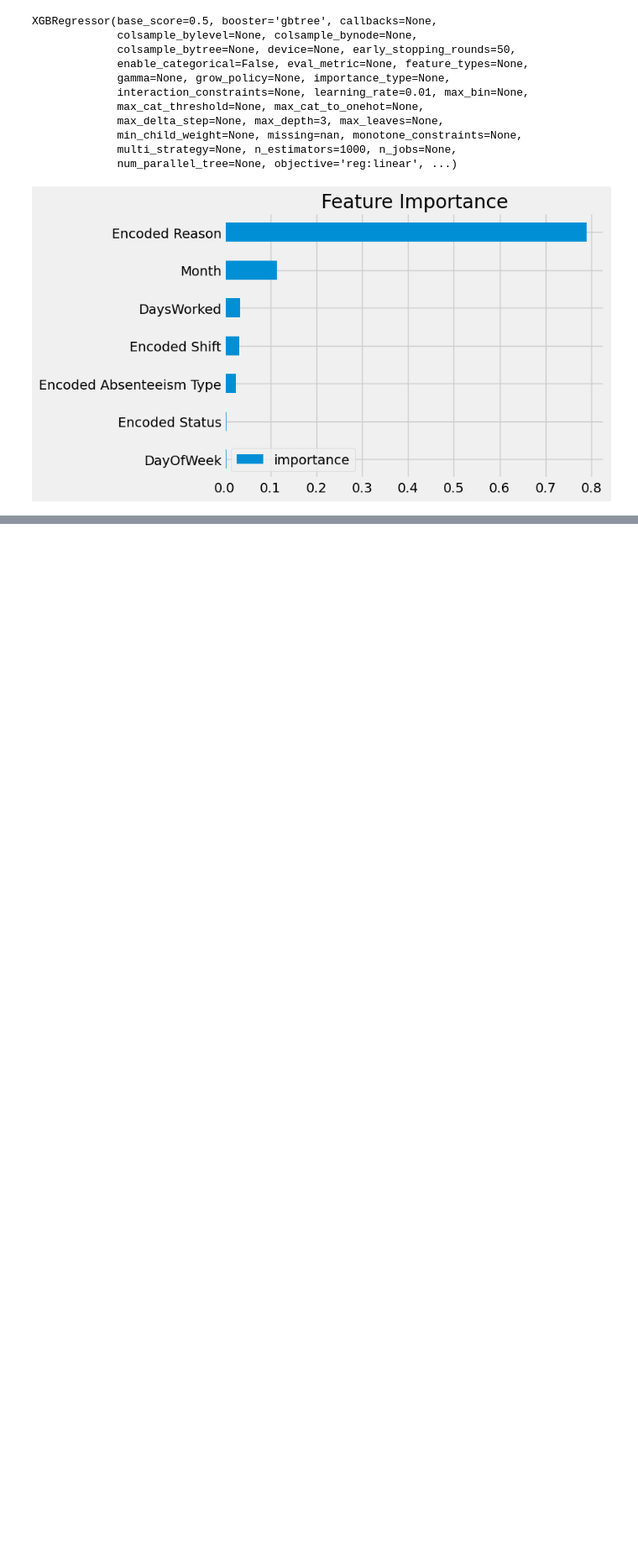
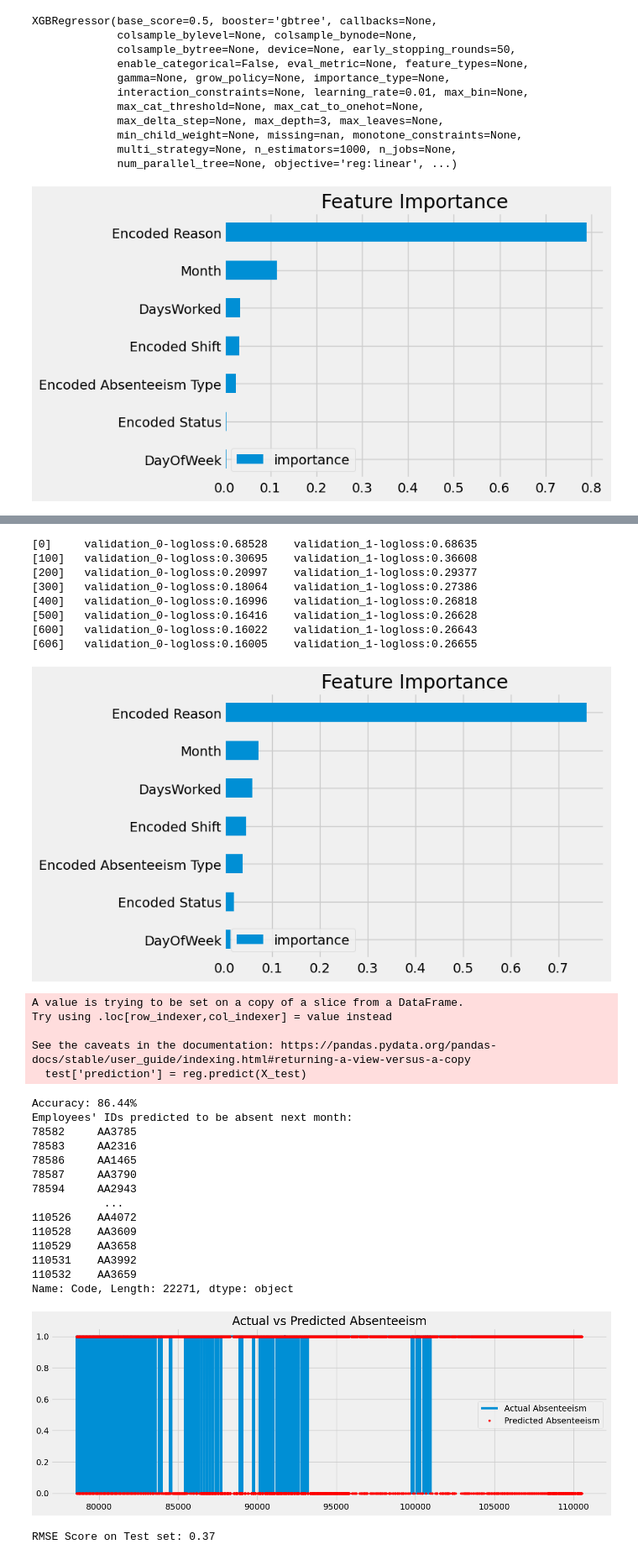
Before and after one commit to DSGP-Group-1-EAPS/SL-Apparel-Dataset, a Jupyter notebook: TimeSeries_Test_K.ipynb, the cells around one changed output, grey strips where cells are left out. Shown at 84% size. Cells and saved outputs as stored; diff of their text form; code cells hidden in the pictures; blank space fills up the shorter version.

```diff
--- a/TimeSeries_Test_K.ipynb
+++ b/TimeSeries_Test_K.ipynb
@@ -280,0 +480,74 @@ TypeError: Invalid comparison between dtype=int64 and str
+# %%
+# Importing accuracy_score from sklearn.metrics
+from sklearn.metrics import accuracy_score
+
+# Train the XGBoost model
+reg = xgb.XGBClassifier(base_score=0.5, booster='gbtree',
+                         n_estimators=1000,
+                         early_stopping_rounds=50,
+                         objective='binary:logistic',
+                         max_depth=3,
+                         learning_rate=0.01)
+reg.fit(X_train, y_train,
+        eval_set=[(X_train, y_train), (X_test, y_test)],
+        verbose=100)
+
+# Plot feature importance
+fi = pd.DataFrame(data=reg.feature_importances_,
+                  index=features,
+                  columns=['importance'])
+fi.sort_values('importance').plot(kind='barh', title='Feature Importance')
+plt.show()
+
+# Make predictions on the test set
+test['prediction'] = reg.predict(X_test)
+
+# Calculate accuracy
+accuracy = accuracy_score(test['TookLeaveNextMonth'], test['prediction'])
+print(f'Accuracy: {accuracy * 100:.2f}%')
+
+predicted_absentees_ids = test.loc[test['prediction'] == 1, 'Code']
+print("Employees' IDs predicted to be absent next month:")
+print(predicted_absentees_ids)
+
+# Plot actual vs predicted absenteeism
+ax = test[['TookLeaveNextMonth']].plot(figsize=(15, 5))  # Actual absenteeism
+test['prediction'].plot(ax=ax, style='.', color='red')  # Predicted absenteeism
+plt.legend(['Actual Absenteeism', 'Predicted Absenteeism'])
+ax.set_title('Actual vs Predicted Absenteeism')
+plt.show()
+
+# Calculate RMSE score
+score = np.sqrt(mean_squared_error(test['TookLeaveNextMonth'], test['prediction']))
+print(f'RMSE Score on Test set: {score:0.2f}')
+# %% [output]
+[0]     validation_0-logloss:0.68528    validation_1-logloss:0.68635
+[100]   validation_0-logloss:0.30695    validation_1-logloss:0.36608
+[200]   validation_0-logloss:0.20997    validation_1-logloss:0.29377
+[300]   validation_0-logloss:0.18064    validation_1-logloss:0.27386
+[400]   validation_0-logloss:0.16996    validation_1-logloss:0.26818
+[500]   validation_0-logloss:0.16416    validation_1-logloss:0.26628
+[600]   validation_0-logloss:0.16022    validation_1-logloss:0.26643
+[606]   validation_0-logloss:0.16005    validation_1-logloss:0.26655
+[figure, added]
+A value is trying to be set on a copy of a slice from a DataFrame.
+Try using .loc[row_indexer,col_indexer] = value instead
+
+See the caveats in the documentation: https://pandas.pydata.org/pandas-docs/stable/user_guide/indexing.html#returning-a-view-versus-a-copy
+  test['prediction'] = reg.predict(X_test)
+Accuracy: 86.44%
+Employees' IDs predicted to be absent next month:
+78582     AA3785
+78583     AA2316
+78586     AA1465
+78587     AA3790
+78594     AA2943
+           ...
+110526    AA4072
+110528    AA3609
+110529    AA3658
+110531    AA3992
+110532    AA3659
+Name: Code, Length: 22271, dtype: object
+[figure, added]
+RMSE Score on Test set: 0.37
```
Also changed, not shown: parts of 6 cells of this notebook.
